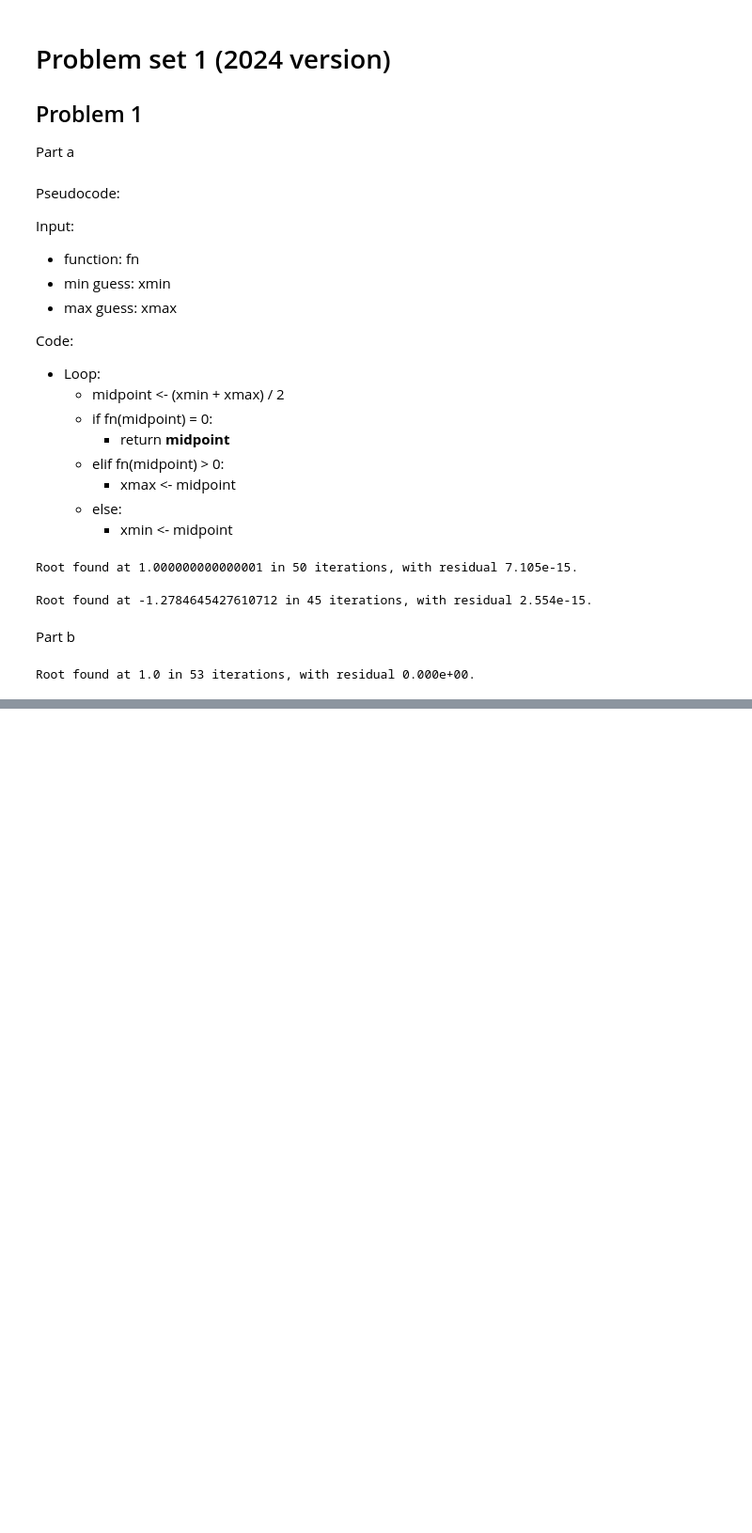
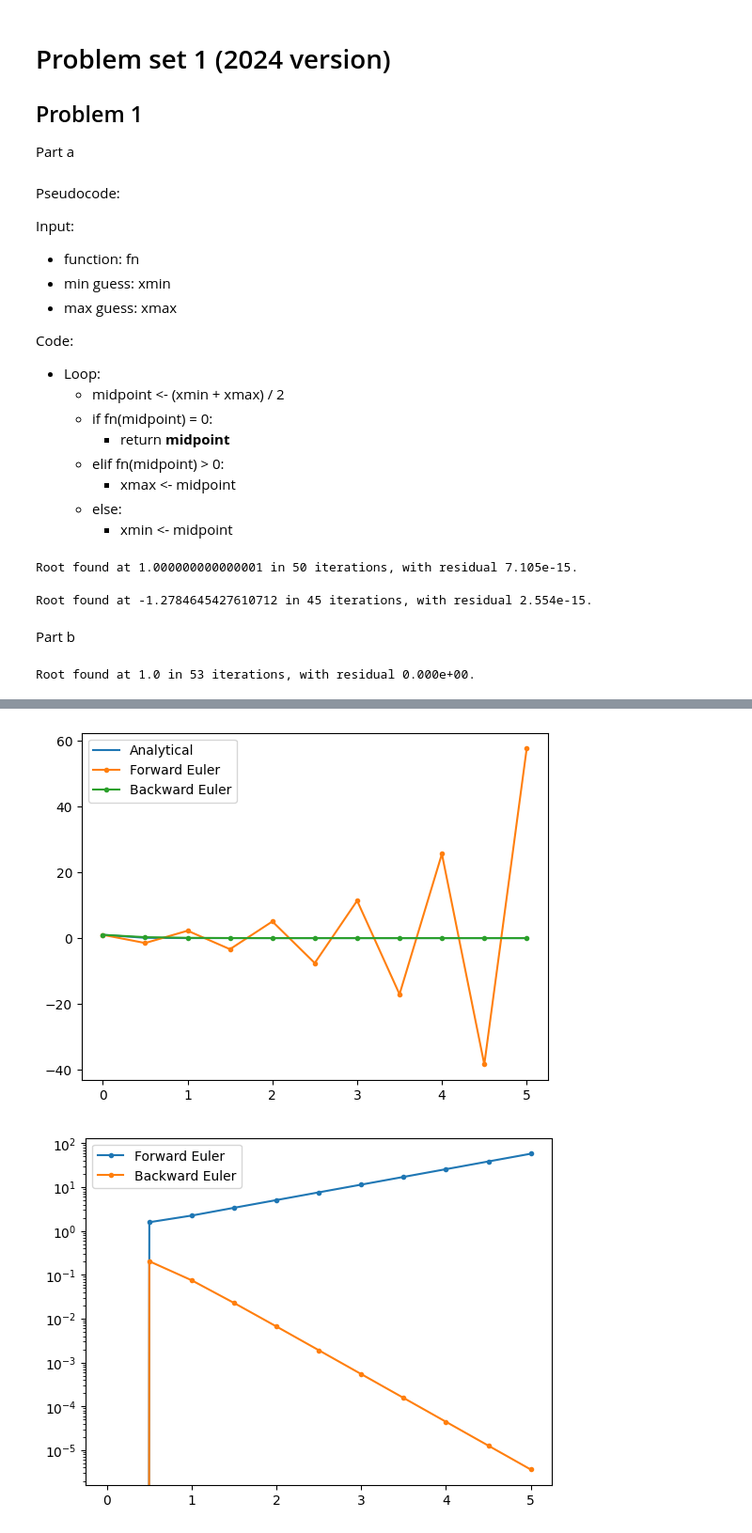
Before and after one commit to tristanpang/numerical-methods-notes, a Jupyter notebook: tutorial sols/ps1.ipynb, the cells around one changed output, grey strips where cells are left out. Shown at 94% size. Saved outputs shown, nothing was run; the diff lists cells and outputs as text; code cells hidden in the pictures; blank space fills up the shorter version.

```diff
--- a/tutorial sols/ps1.ipynb
+++ b/tutorial sols/ps1.ipynb
@@ -82,0 +141,15 @@ Root found at 1.0 in 53 iterations, with residual 0.000e+00.
+# %%
+w = 5
+ft = lambda t: 0
+fn = lambda y, t: -w * y + ft(t)
+
+y0 = 1
+dt = .5
+tn = 5
+t = np.arange(0, tn+dt, dt)
+sol = np.exp(-w*t)
+
+plot_euler(sol)
+# %% [output]
+[figure, added]
+[figure, added]
```
Also changed, not shown: parts of 10 cells of this notebook.
